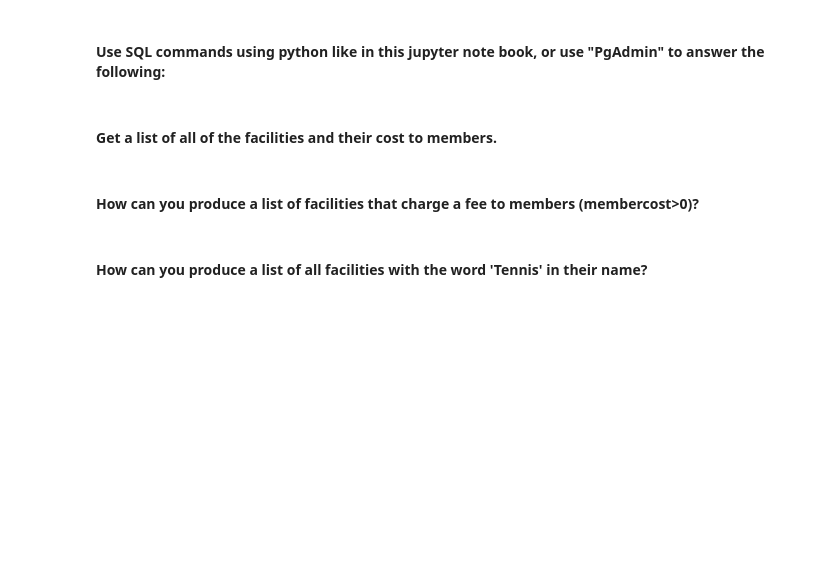
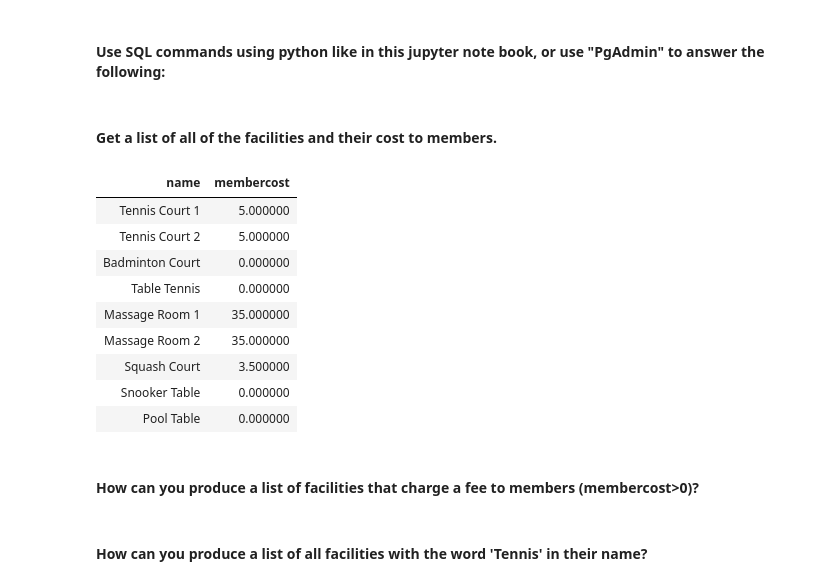
Before and after one commit to haicheviet/dataeng-course-1, a Jupyter notebook: homework_postgres/PostgreSQL-Students.ipynb, the cells around one changed output. Saved outputs shown, nothing was run; the diff lists cells and outputs as text; code cells hidden in the pictures; blank space fills up the shorter version.

```diff
--- a/homework_postgres/PostgreSQL-Students.ipynb
+++ b/homework_postgres/PostgreSQL-Students.ipynb
@@ -1511,4 +1477,16 @@ pd.read_sql("""SELECT M.title, P.name from Person as P
 # %% [markdown]
 #### Use SQL commands using python like in this jupyter note book, or use "PgAdmin" to answer the following:
+# %%
+con = psycopg2.connect(user = "pguser",
+                       password = "changeme",
+                       host = "127.0.0.1",
+                       port = "5432",
+                       database = "exercises")
+
+try:
+    # Obtain a new DB Cursor (to "tartupurchases" DB )
+    cursor = con.cursor();
+except (Exception, psycopg2.Error) as error:
+    print("Error in Connection",error)
 # %% [markdown]
 #### Get a list of all of the facilities and their cost to members.
@@ -1517,3 +1493,16 @@ pd.read_sql("""SELECT M.title, P.name from Person as P
+# %%
+pd.read_sql("""SELECT name, membercost FROM cd.facilities""", con).style.hide_index()
+# %% [output]
+| name | membercost |
+| Tennis Court 1 | 5.000000 |
+| Tennis Court 2 | 5.000000 |
+| Badminton Court | 0.000000 |
+| Table Tennis | 0.000000 |
+| Massage Room 1 | 35.000000 |
+| Massage Room 2 | 35.000000 |
+| Squash Court | 3.500000 |
+| Snooker Table | 0.000000 |
+| Pool Table | 0.000000 |
 # %% [markdown]
 #### How can you produce a list of facilities that charge a fee to members (membercost>0)?
 # %%
```
Also changed, not shown: parts of 15 cells of this notebook, 1 other file.
